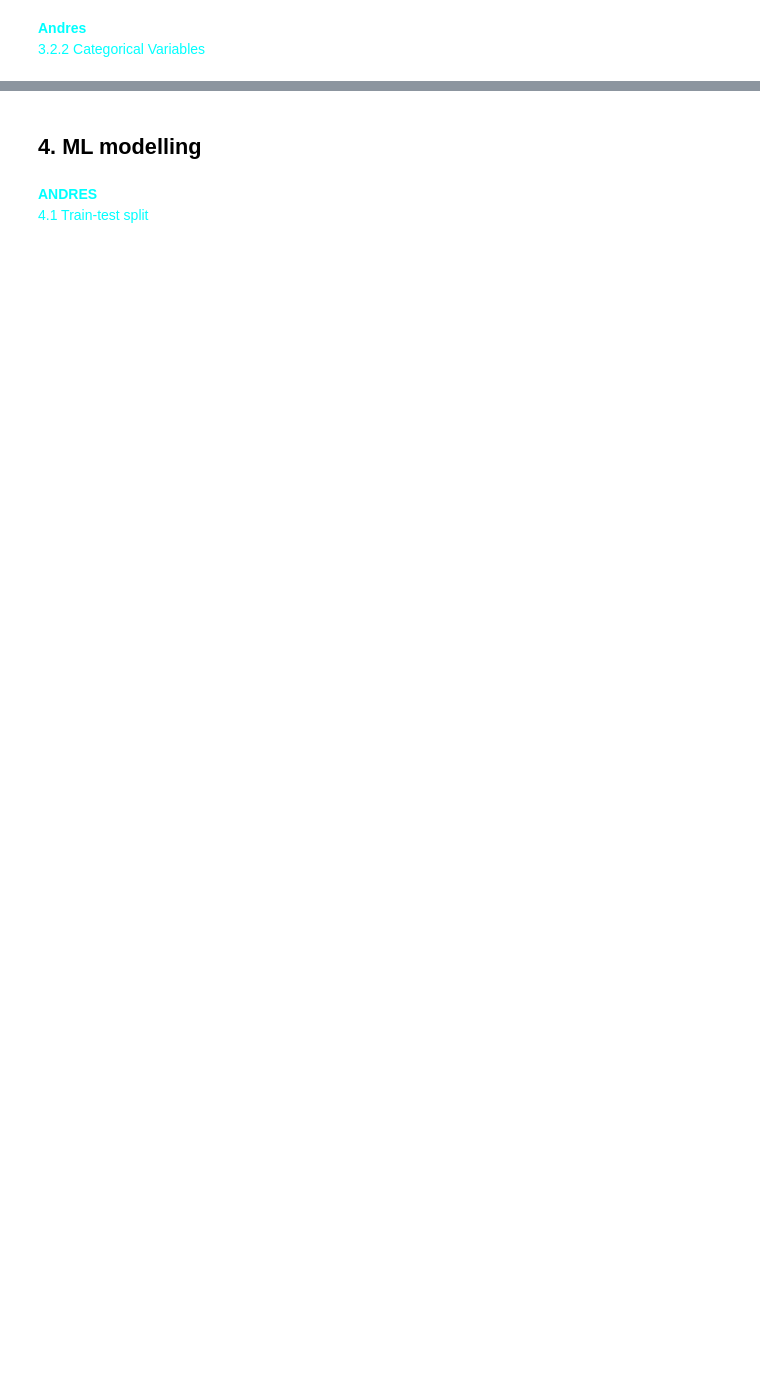
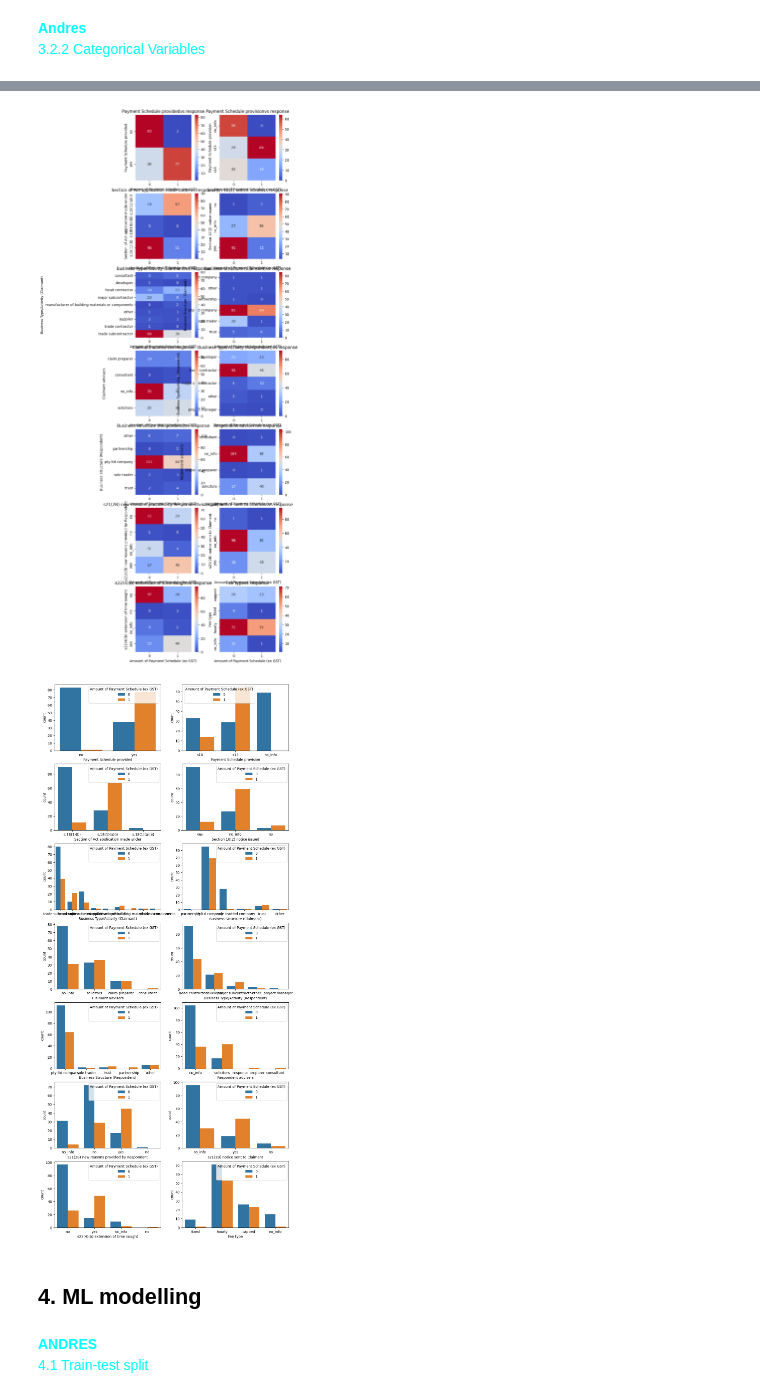
Before and after one commit to Guticar94/COMP20008_Assignment_2, a Jupyter notebook: main.ipynb, the cells around one changed output, grey strips where cells are left out. Cells and saved outputs as stored; diff of their text form; code cells hidden in the pictures; blank space fills up the shorter version.

```diff
--- a/main.ipynb
+++ b/main.ipynb
@@ -1132,0 +1121,12 @@ cat_vars
+# %%
+p_val_list = pd.DataFrame(index = ['response'], columns = cat.columns)
+
+for column in cat.columns:
+    cont_table = pd.crosstab(y,cat[column])
+    stat_val, p_val, dof, expected = chi2_contingency(cont_table)
+    p_val_list.loc['response',column] = p_val
+
+p_val_list
+## p-value of Business Structure(Respondent) > 0.05,
+##cannot reject the null hypothesis of independece and conduct that
+#  the relationship between response and business structure is not significant at 0.05 significance level.
@@ -1133,3 +1138,24 @@ cat_vars
+# %%
+## Try heatmap of contingency tables
+## Multiple bar plot
+df_g = pd.concat([cat, y], axis = 1)
+g_cols = 2
+g_rows = (len(cat.columns)+ g_cols - 1)// g_cols
+
+figure, axis = plt.subplots(g_rows, g_cols, figsize = (12, g_rows * 4))
+figure2, axis2 = plt.subplots(g_rows, g_cols, figsize = (12, g_rows * 4))
+for index, cat_n in enumerate(cat.columns):
+    r, c = index // g_cols, index % g_cols
+    sns.countplot(x = cat[cat_n], hue = 'Amount of Payment Schedule (ex GST)', data = df_g, ax = axis2[r, c])
+    cont_table = pd.crosstab(cat[cat_n], y)
+    sns.heatmap(cont_table, annot = True, fmt = 'd', cmap = 'coolwarm', ax = axis[r, c])
+    axis[r, c].set_title(cat_n + 'vs response')
+
+##plt.tight_layout()
+plt.show()
+# %% [output]
+[figure, added]
+[figure, added]
 # %% [markdown]
 ## 4.  **ML modelling**
 # %% [markdown]
```
Also changed, not shown: parts of 29 cells of this notebook.
